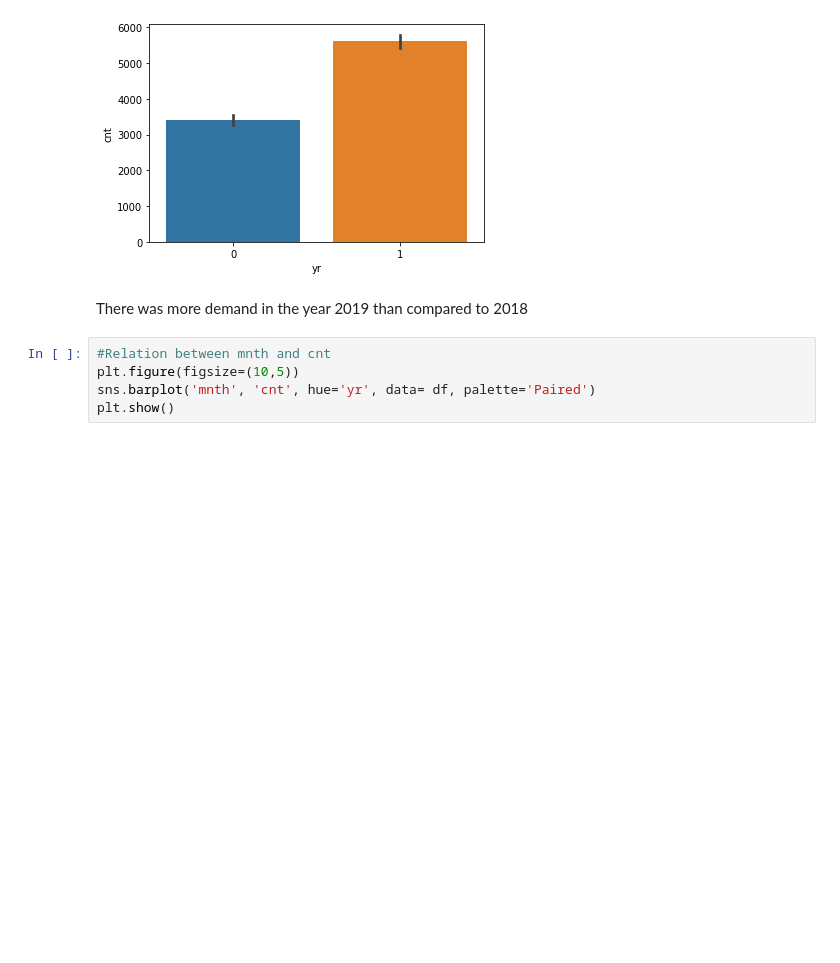
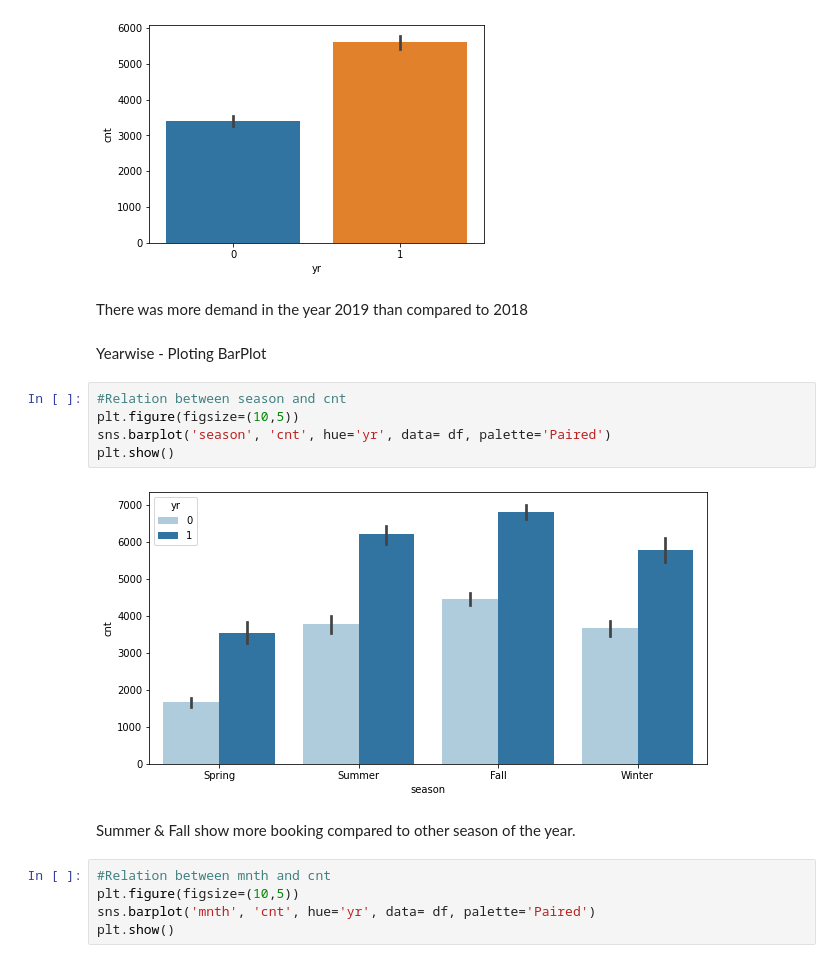
Before and after one commit to PramodKhandare/BoomBikes-LinearRegression-Assignment, a Jupyter notebook: BoomBikes-LinearRegression-Assignment.ipynb, the cells around one changed output. Saved outputs shown, nothing was run; the diff lists cells and outputs as text; blank space fills up the shorter version.

```diff
--- a/BoomBikes-LinearRegression-Assignment.ipynb
+++ b/BoomBikes-LinearRegression-Assignment.ipynb
@@ -217,6 +222,17 @@ plt.show()
 [figure]
 # %% [markdown]
 There was more demand in the year 2019 than compared to 2018
+# %% [markdown]
+Yearwise - Ploting BarPlot
+# %%
+#Relation between season and cnt
+plt.figure(figsize=(10,5))
+sns.barplot('season', 'cnt', hue='yr', data= df, palette='Paired')
+plt.show()
+# %% [output]
+[figure, added]
+# %% [markdown]
+Summer & Fall show more booking compared to other season of the year.
 # %%
 #Relation between mnth and cnt
 plt.figure(figsize=(10,5))
```
Also changed, not shown: parts of 29 cells of this notebook.
